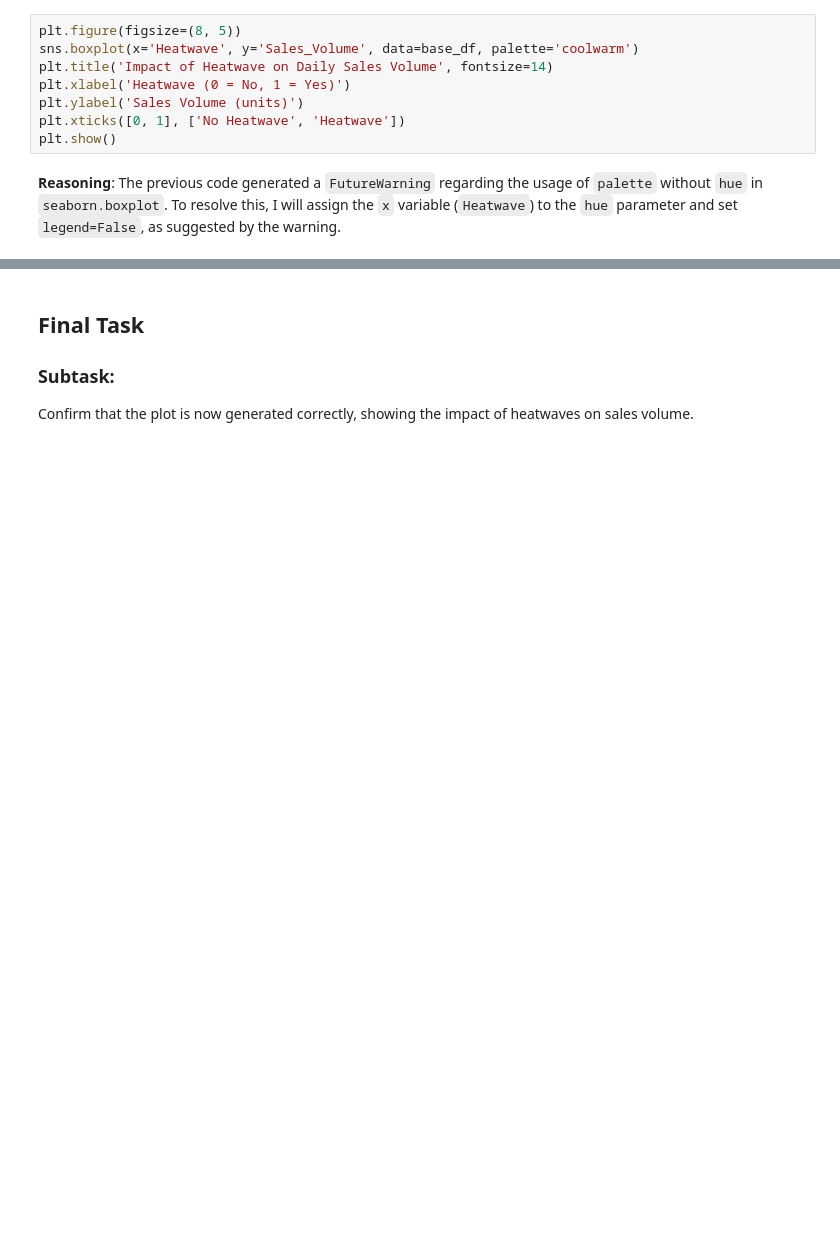
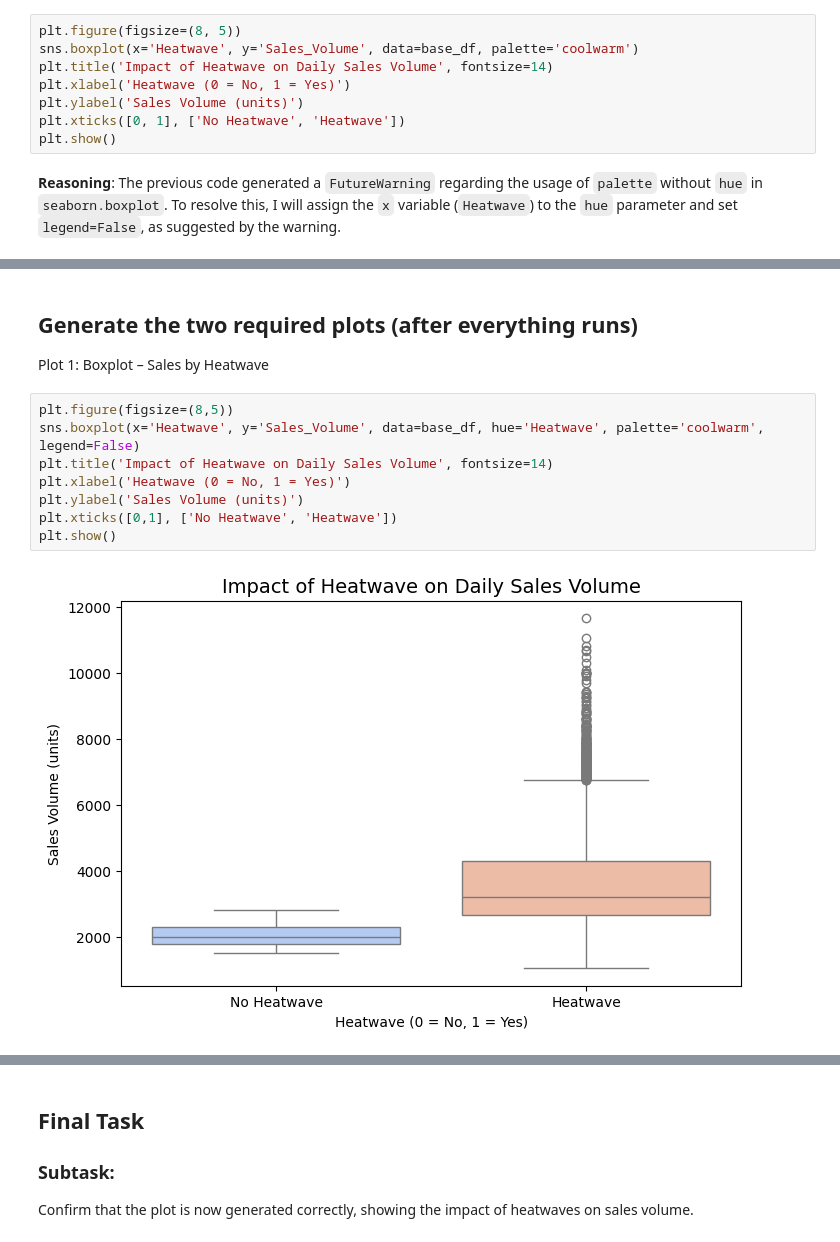
Before and after one commit to biswaskc57/marketing-trends-and-data-analysing, a Jupyter notebook: ch1_coca_cola_data_students.ipynb, the cells around one changed output, grey strips where cells are left out. Drawn from its saved outputs; the diff is of its cells as text; blank space fills up the shorter version.

```diff
--- a/ch1_coca_cola_data_students.ipynb
+++ b/ch1_coca_cola_data_students.ipynb
@@ -946,0 +960,13 @@ plt.show()
+# %% [markdown]
+## Generate the two required plots (after everything runs)
+Plot 1: Boxplot – Sales by Heatwave
+# %%
+plt.figure(figsize=(8,5))
+sns.boxplot(x='Heatwave', y='Sales_Volume', data=base_df, hue='Heatwave', palette='coolwarm', legend=False)
+plt.title('Impact of Heatwave on Daily Sales Volume', fontsize=14)
+plt.xlabel('Heatwave (0 = No, 1 = Yes)')
+plt.ylabel('Sales Volume (units)')
+plt.xticks([0,1], ['No Heatwave', 'Heatwave'])
+plt.show()
+# %% [output]
+[figure, added]
```
Also changed, not shown: parts of 23 cells of this notebook.
